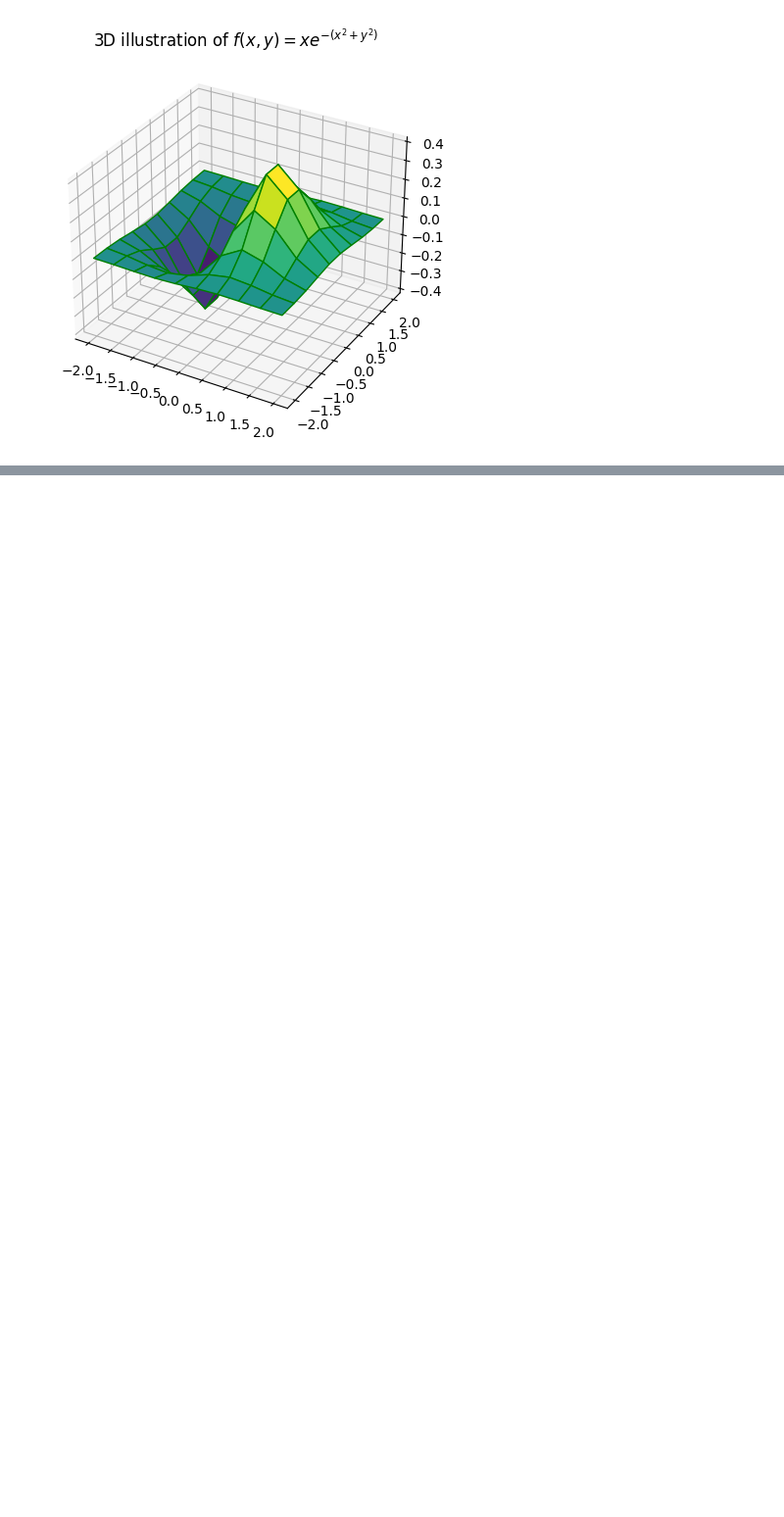
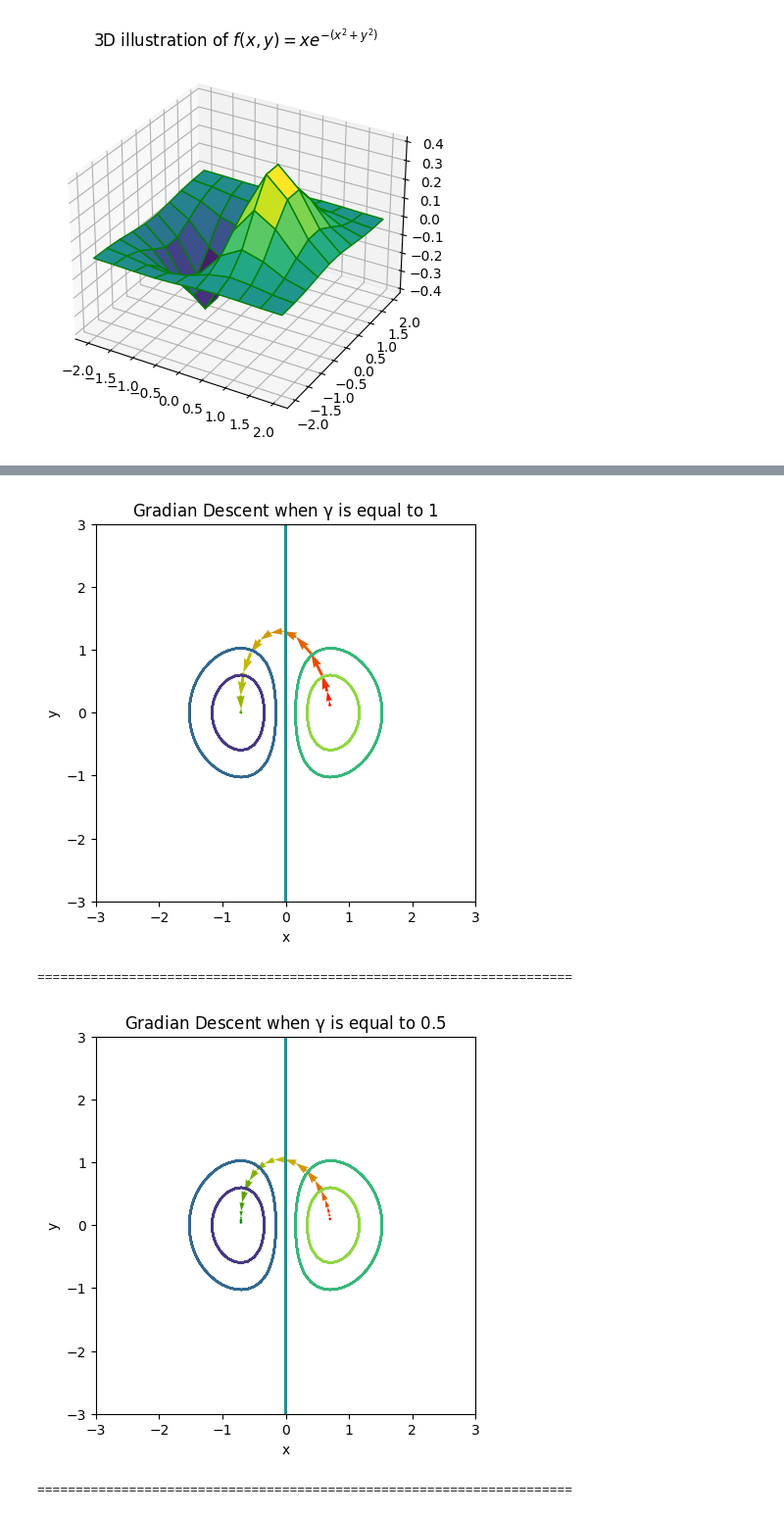
Before and after one commit to F-Yousefi/Maths-ML, a Jupyter notebook: Gradient-Descent.ipynb, the cells around one changed output, grey strips where cells are left out. Shown: that part at 98% size. Saved outputs shown, nothing was run; the diff lists cells and outputs as text; code cells hidden in the pictures; blank space fills up the shorter version.

```diff
--- a/Gradient-Descent.ipynb
+++ b/Gradient-Descent.ipynb
@@ -181,0 +249,80 @@ display(pd.DataFrame(results).head())
+# %%
+import matplotlib.pyplot as plt
+import numpy as np
+from IPython.display import display
+import pandas as pd
+
+from colour import Color
+red = Color("red")
+colors = [i.get_rgb() for i in list(red.range_to(Color("green"),20))]
+
+
+fig, ax = plt.subplots()
+fig.set_figheight(5)
+fig.set_figwidth(5)
+fig.set_dpi(100)
+
+
+
+def contour_plotter(z):
+  feature_x = np.arange(-50, 50, 0.1)
+  feature_y = np.arange(-50, 50, 0.1)
+  levels = np.arange(-2, 2, 0.08)
+  [x, y] = np.meshgrid(feature_x, feature_y)
+  ax.contour(x,y,z(x,y))
+  ax.set_xlabel('x')
+  ax.set_ylabel('y')
+  ax.set_xlim((-3,3))
+  ax.set_ylim((-3,3))
+
+def vector_plotter(results,i):
+  ax.quiver(results[i]["X_i"][0], results[i]["X_i"][1] , results[i]["X_next"][0]-\
+   (results[i]["X_i"][0]), results[i]["X_next"][1]-(results[i]["X_i"][1]), color=colors[i], units='xy', scale=1)
+
+
+
+
+#>>>>>>>>>>>>Gradient Descent Expression
+results = []
+fxy = lambda x,y : x * np.e**(-(x**2+y**2))
+dfx = lambda x,y : (np.math.e**(-x**2-y**2))-(2*x**2*((np.math.e**(-x**2-y**2))))
+dfy = lambda x,y : -2*x*y*(np.math.e**(-x**2-y**2))
+fxy_prime = lambda x,y : np.array([dfx(x,y),dfy(x,y)])
+x_next = lambda x_i,gama: x_i - gama * (fxy_prime(x_i[0],x_i[1]))
+gama_list = [1,0.5,2]
+#<<<<<<<<<<<<<<<end
+
+
+
+
+#>>>>>>>>>>>> Iteration Section
+for gama in gama_list:
+  results = []
+  #>>>>>>>>initnial guess
+  x_i = (0.7,0.1)
+  #<<<<<<<<end
+  ax.clear()
+  ax.set_title('Gradian Descent when γ is equal to $'+str(gama)+'$')
+  for i in range(20):
+    t = {"X_i":x_i}
+    x_i =  np.round(x_next(x_i,gama),6)
+    t["X_next"]=x_i
+    results.append(t)
+    contour_plotter(fxy)
+    vector_plotter(results,i)
+
+    if round(np.linalg.norm(t["X_next"]-t["X_i"]),2) == 0:
+      break
+  display(fig)
+  print("======================================================================")
+
+_= ax.set_title('Gradian Descent with the third value of gama\n as you see, if we double the step size,\n we might get lost.')
+
+
+
+#<<<<<<<<<<<END
+# %% [output]
+[figure, added]
+======================================================================
+[figure, added]
+======================================================================
```
Also changed, not shown: parts of 8 cells of this notebook.
